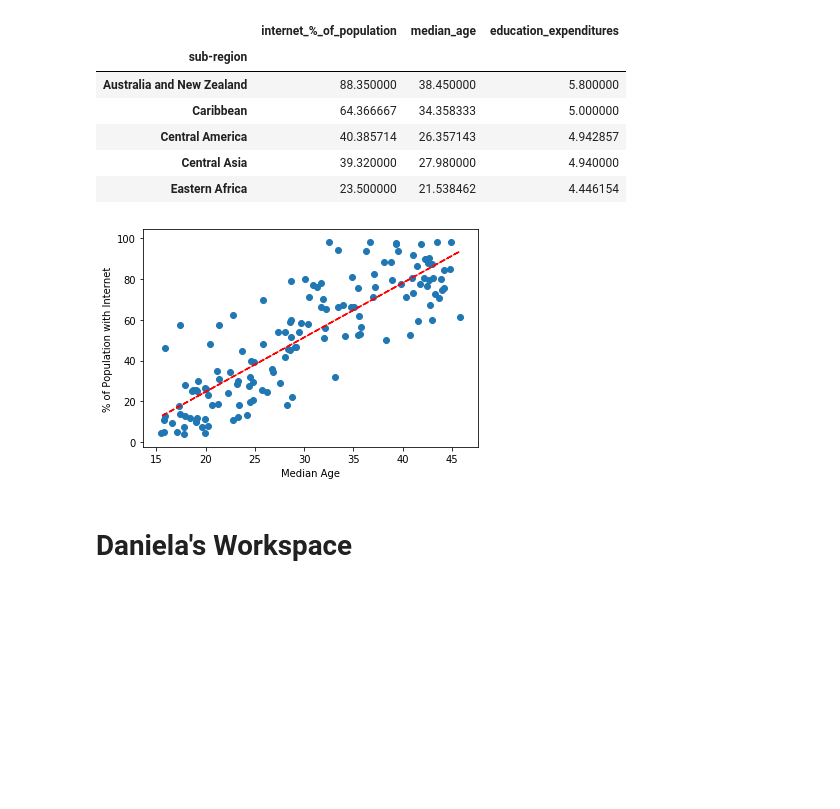
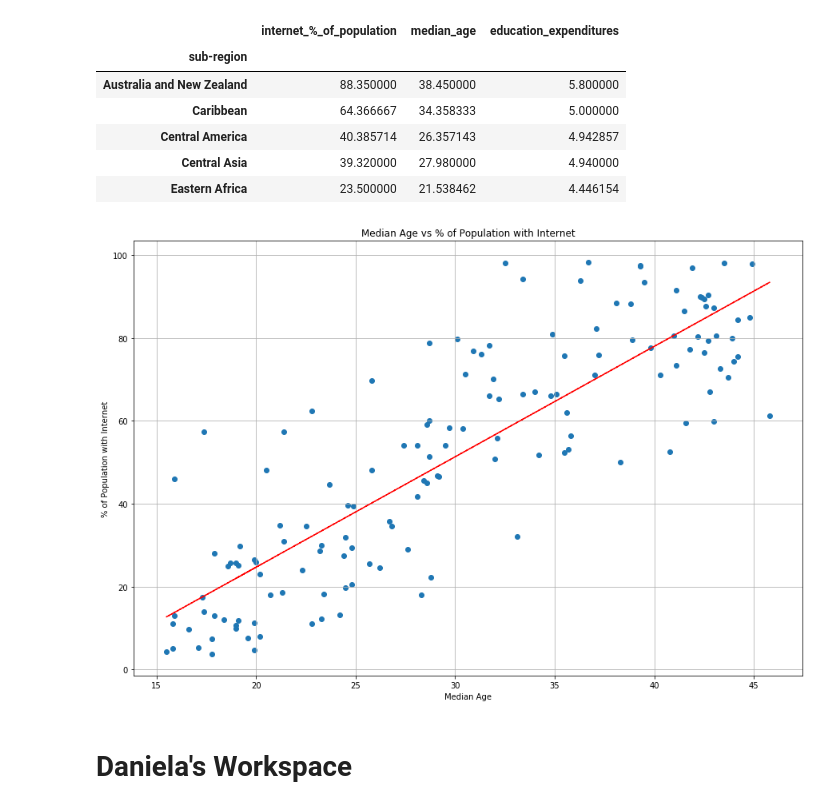
Before and after one commit to JoshuaFarmerATX/butterfly_effects_project, a Jupyter notebook: butterfly_effect-Claudia.ipynb, the cells around one changed output. Cells and saved outputs as stored; diff of their text form; code cells hidden in the pictures; blank space fills up the shorter version.

```diff
--- a/butterfly_effect-Claudia.ipynb
+++ b/butterfly_effect-Claudia.ipynb
@@ -90,15 +90,20 @@ sub_df.head()
 # %%
 z_trend = np.polyfit(df_filtered["median_age"], df_filtered["internet_%_of_population"], 1)
 p_trend = np.poly1d(z_trend)
 
-plt.figure(figsize=15,10)
+plt.figure(figsize=(15,10))
 plt.plot(df_filtered["median_age"],p_trend(df_filtered["median_age"]),"r--")
 plt.scatter(df_filtered["median_age"], df_filtered["internet_%_of_population"])
+plt.title("Median Age vs % of Population with Internet")
 plt.xlabel("Median Age")
 plt.ylabel("% of Population with Internet")
+plt.grid()
+
+plt.savefig("Fig2.png")
+
 plt.show()
 # %% [output]
-[figure, old version]
+[figure, new version]
 # %% [markdown]
 <h1>Daniela's Workspace</h1>
 # %%
```
Also changed, not shown: parts of 2 cells of this notebook, 1 other file.
